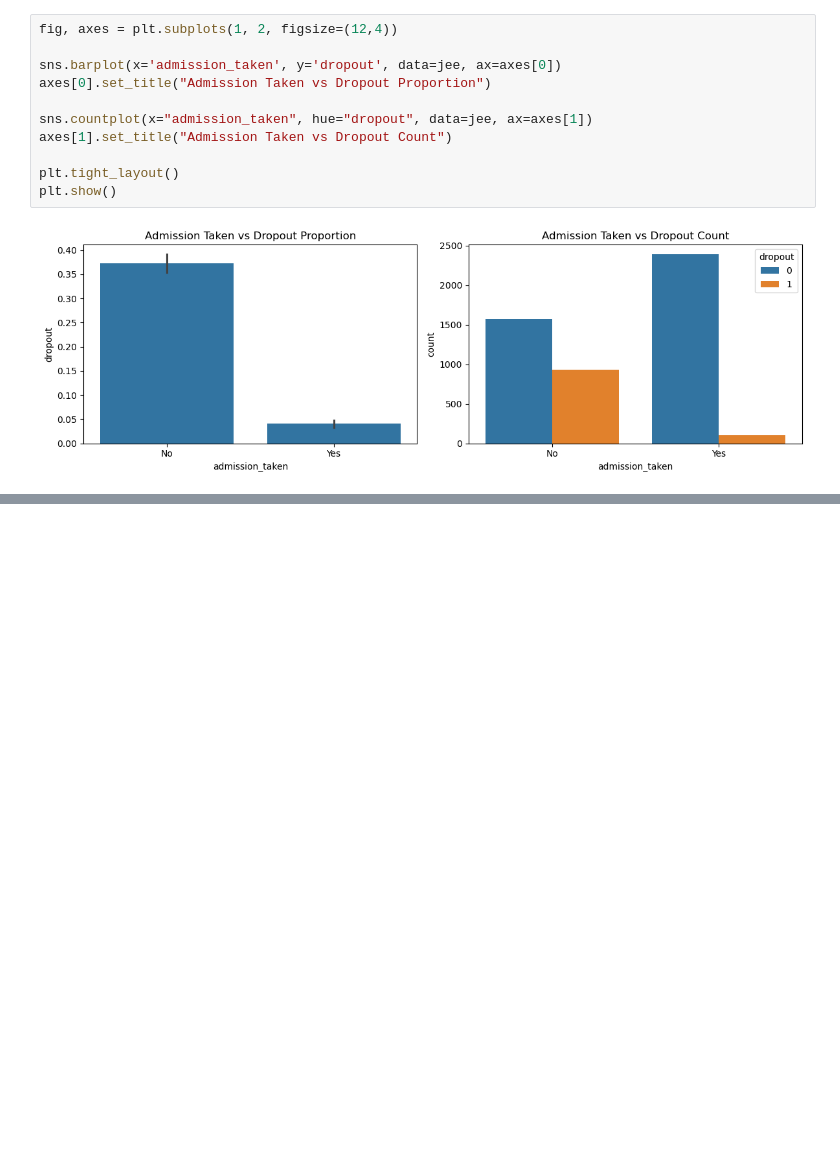
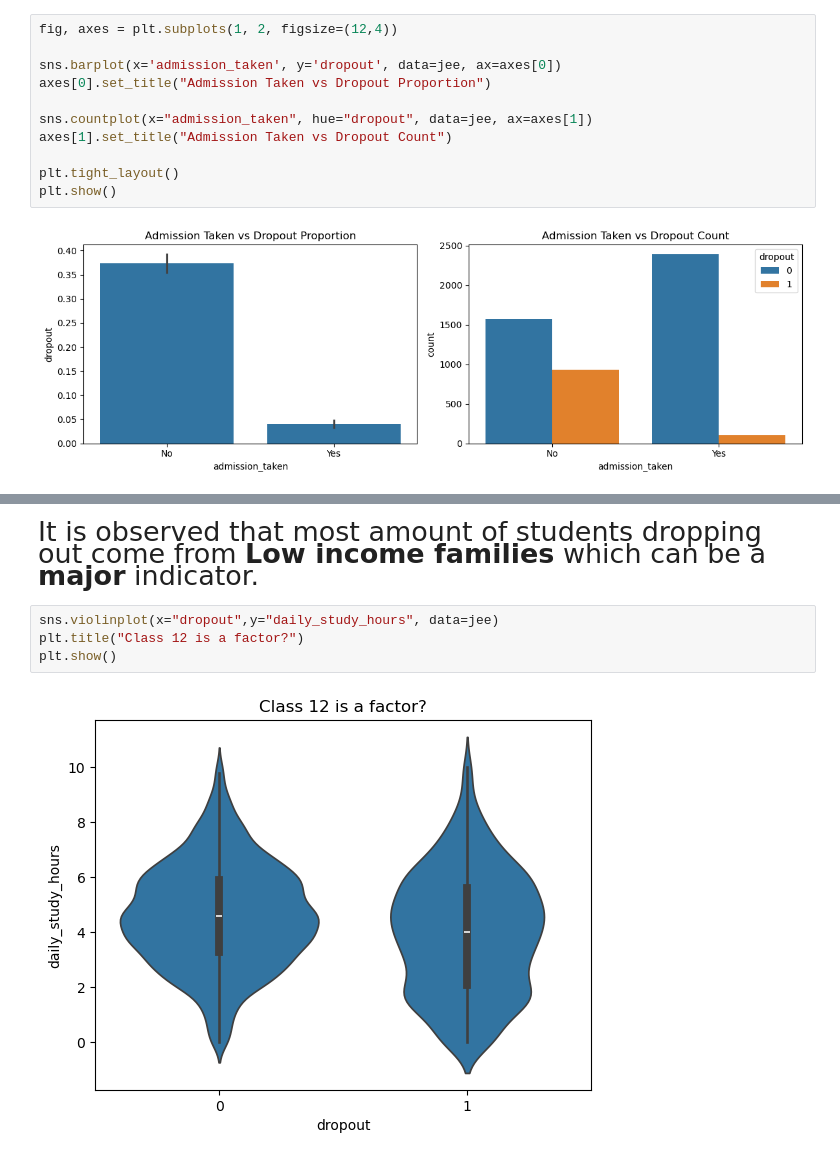
Before and after one commit to Chracker24/JEE_Dropout_ML_Project, a Jupyter notebook: Data Analysis/Exploration.ipynb, the cells around one changed output, grey strips where cells are left out. Drawn from its saved outputs; the diff is of its cells as text; blank space fills up the shorter version.

```diff
--- a/Data Analysis/Exploration.ipynb
+++ b/Data Analysis/Exploration.ipynb
@@ -275,0 +200,10 @@ memory usage: 586.1+ KB
+# %% [markdown]
+<p style="font-size: 27px">
+It is observed that most amount of students dropping out come from <b>Low income families</b> which can be a <b>major</b> indicator.
+</p>
+# %%
+sns.violinplot(x="dropout",y="daily_study_hours", data=jee)
+plt.title("Class 12 is a factor?")
+plt.show()
+# %% [output]
+[figure, added]
```
Also changed, not shown: parts of 18 cells of this notebook.
